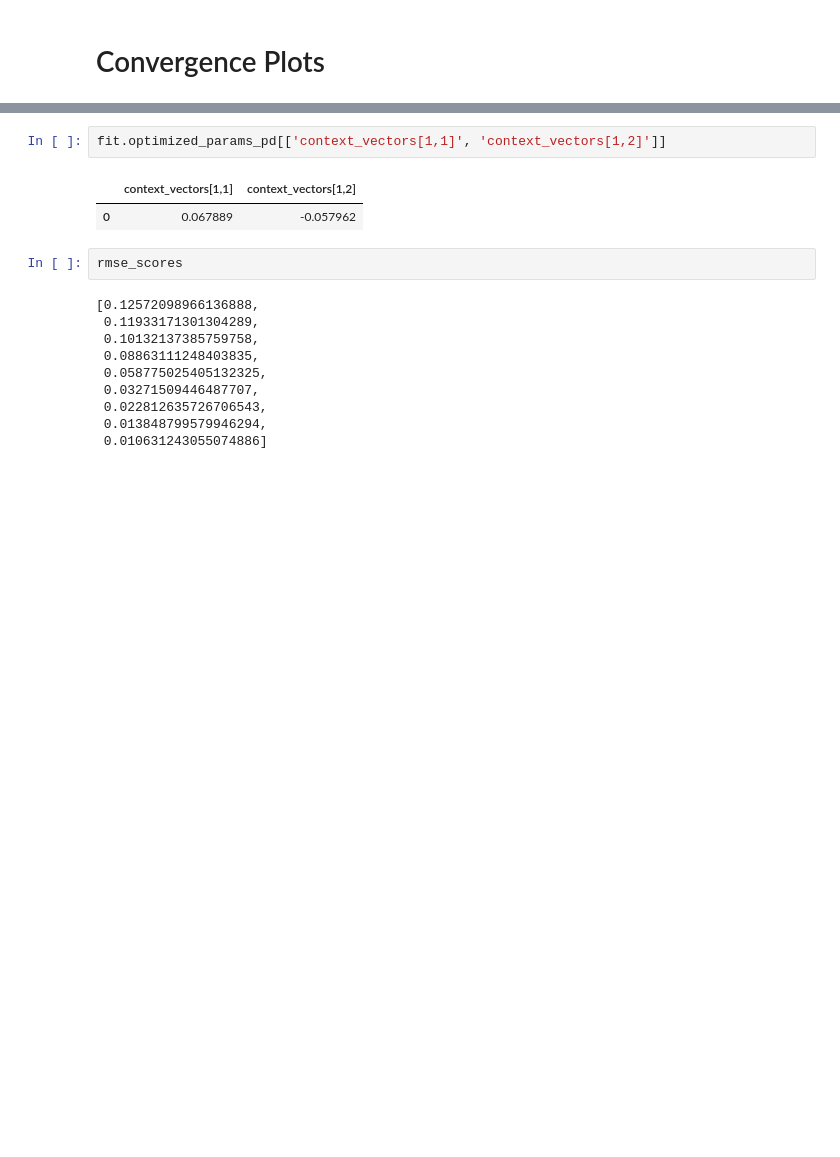
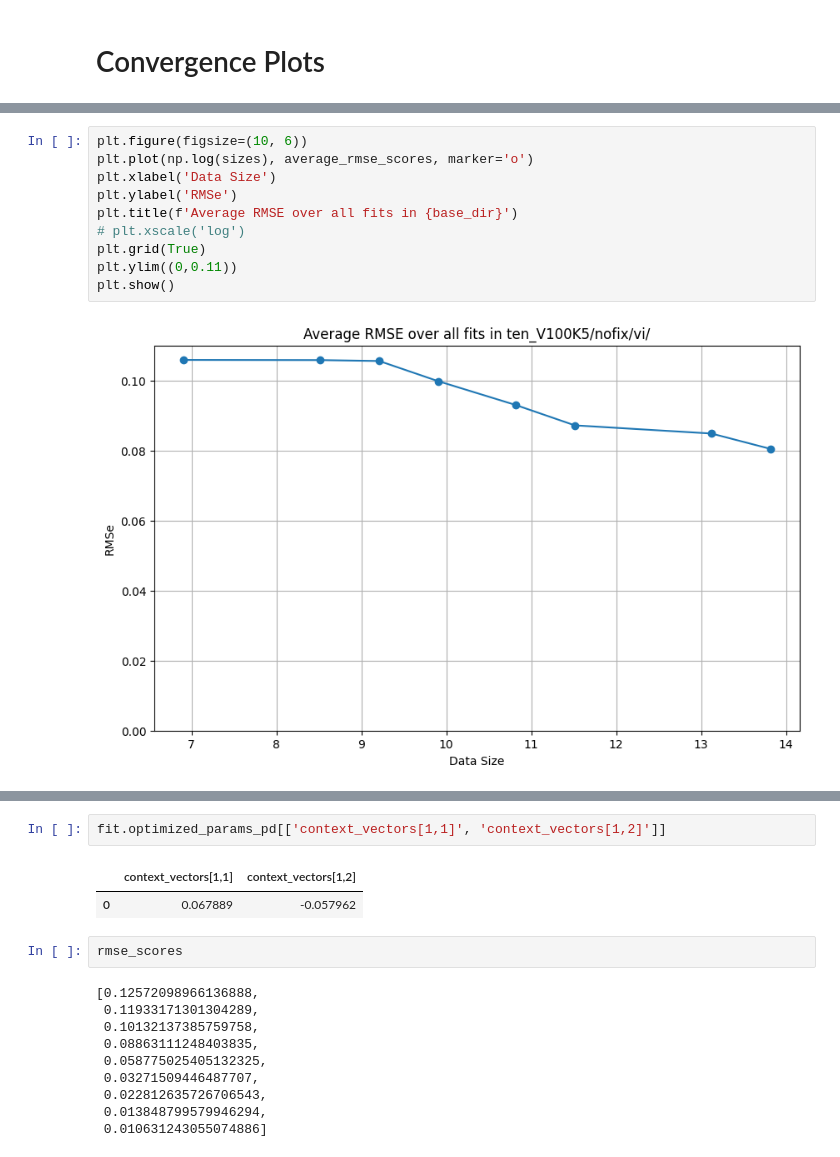
Before and after one commit to ninpnin/embedding-uncertainty-estimation, a Jupyter notebook: stan_simulation/plots.ipynb, the cells around one changed output, grey strips where cells are left out. Cells and saved outputs as stored; diff of their text form; blank space fills up the shorter version.

```diff
--- a/stan_simulation/plots.ipynb
+++ b/stan_simulation/plots.ipynb
@@ -190,0 +350,12 @@ Size: 100000, RMSE: 0.010631243055074886
+# %%
+plt.figure(figsize=(10, 6))
+plt.plot(np.log(sizes), average_rmse_scores, marker='o')
+plt.xlabel('Data Size')
+plt.ylabel('RMSe')
+plt.title(f'Average RMSE over all fits in {base_dir}')
+# plt.xscale('log')
+plt.grid(True)
+plt.ylim((0,0.11))
+plt.show()
+# %% [output]
+[figure, added]
```
Also changed, not shown: parts of 26 cells of this notebook, 1 other file.
